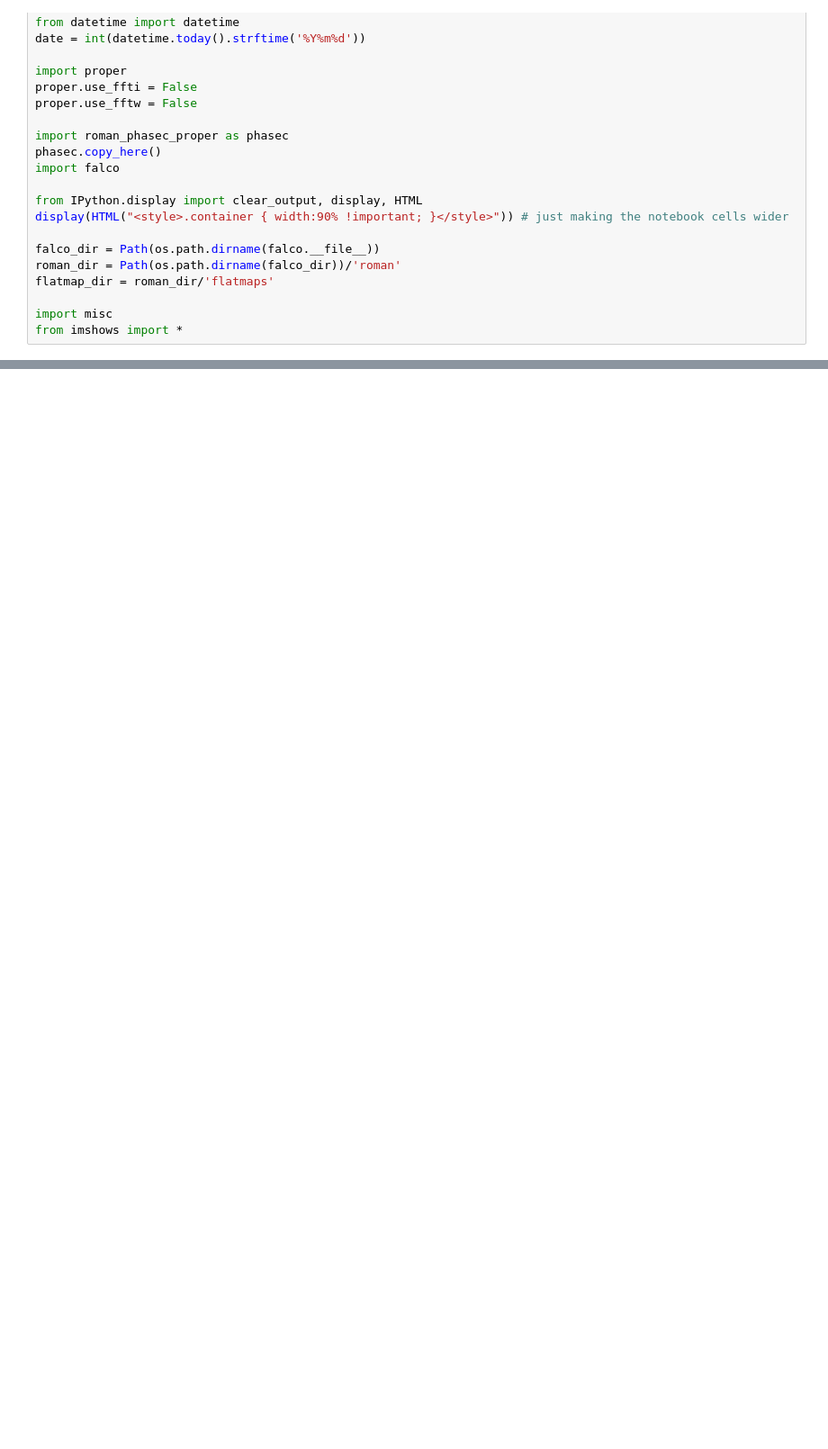
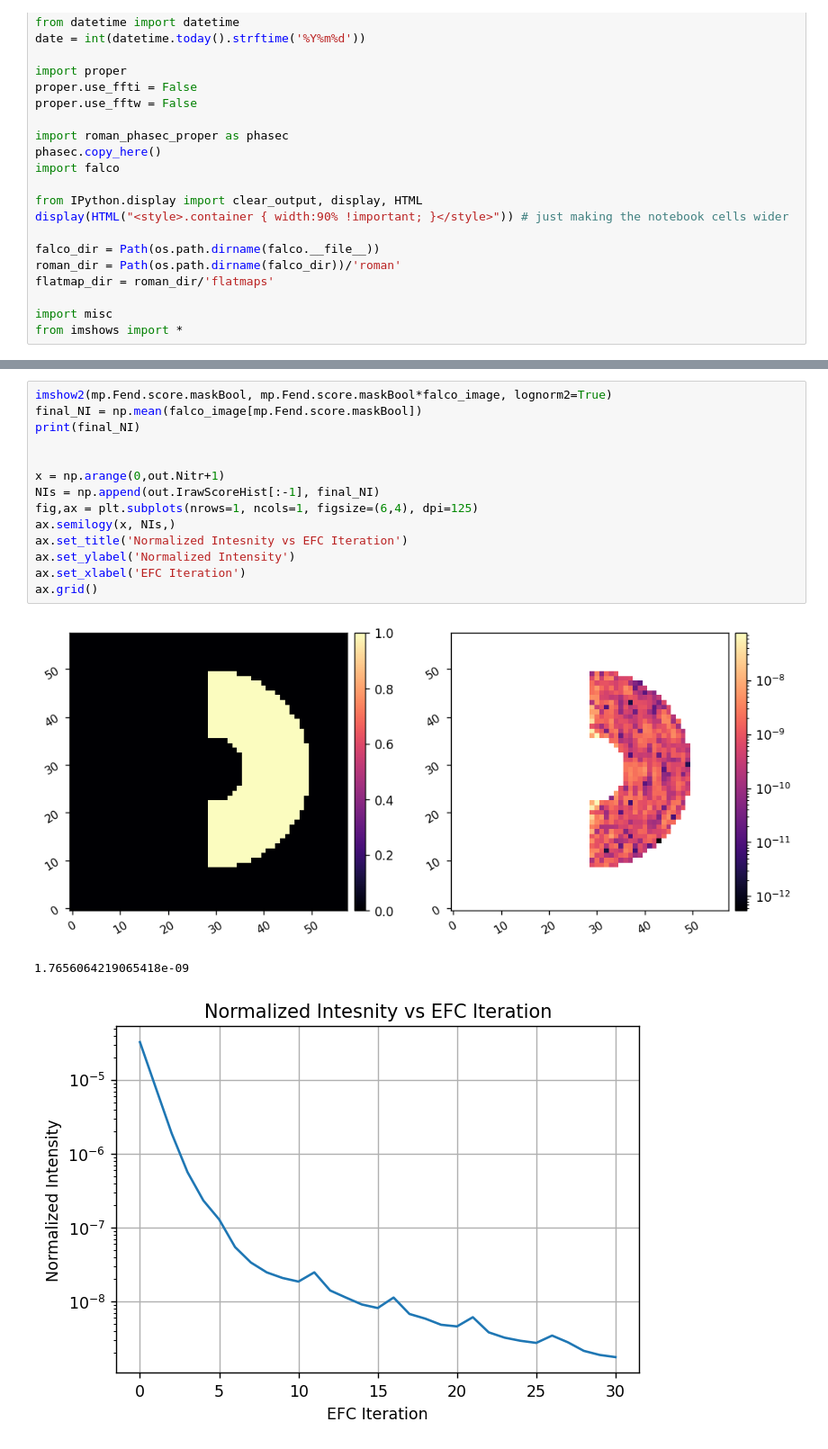
Before and after one commit to kian1377/falco-sims, a Jupyter notebook: falco_hlc_575_evaluation.ipynb, the cells around one changed output, grey strips where cells are left out. Shown: that part at 90% size. Saved outputs shown, nothing was run; the diff lists cells and outputs as text; blank space fills up the shorter version.

```diff
--- a/falco_hlc_575_evaluation.ipynb
+++ b/falco_hlc_575_evaluation.ipynb
@@ -66,0 +80,18 @@ plt.semilogy(x, out.IrawScoreHist[:-1])
+# %%
+imshow2(mp.Fend.score.maskBool, mp.Fend.score.maskBool*falco_image, lognorm2=True)
+final_NI = np.mean(falco_image[mp.Fend.score.maskBool])
+print(final_NI)
+
+
+x = np.arange(0,out.Nitr+1)
+NIs = np.append(out.IrawScoreHist[:-1], final_NI)
+fig,ax = plt.subplots(nrows=1, ncols=1, figsize=(6,4), dpi=125)
+ax.semilogy(x, NIs,)
+ax.set_title('Normalized Intesnity vs EFC Iteration')
+ax.set_ylabel('Normalized Intensity')
+ax.set_xlabel('EFC Iteration')
+ax.grid()
+# %% [output]
+[figure, added]
+1.7656064219065418e-09
+[figure, added]
```
Also changed, not shown: parts of 9 cells of this notebook, 13 other files.
